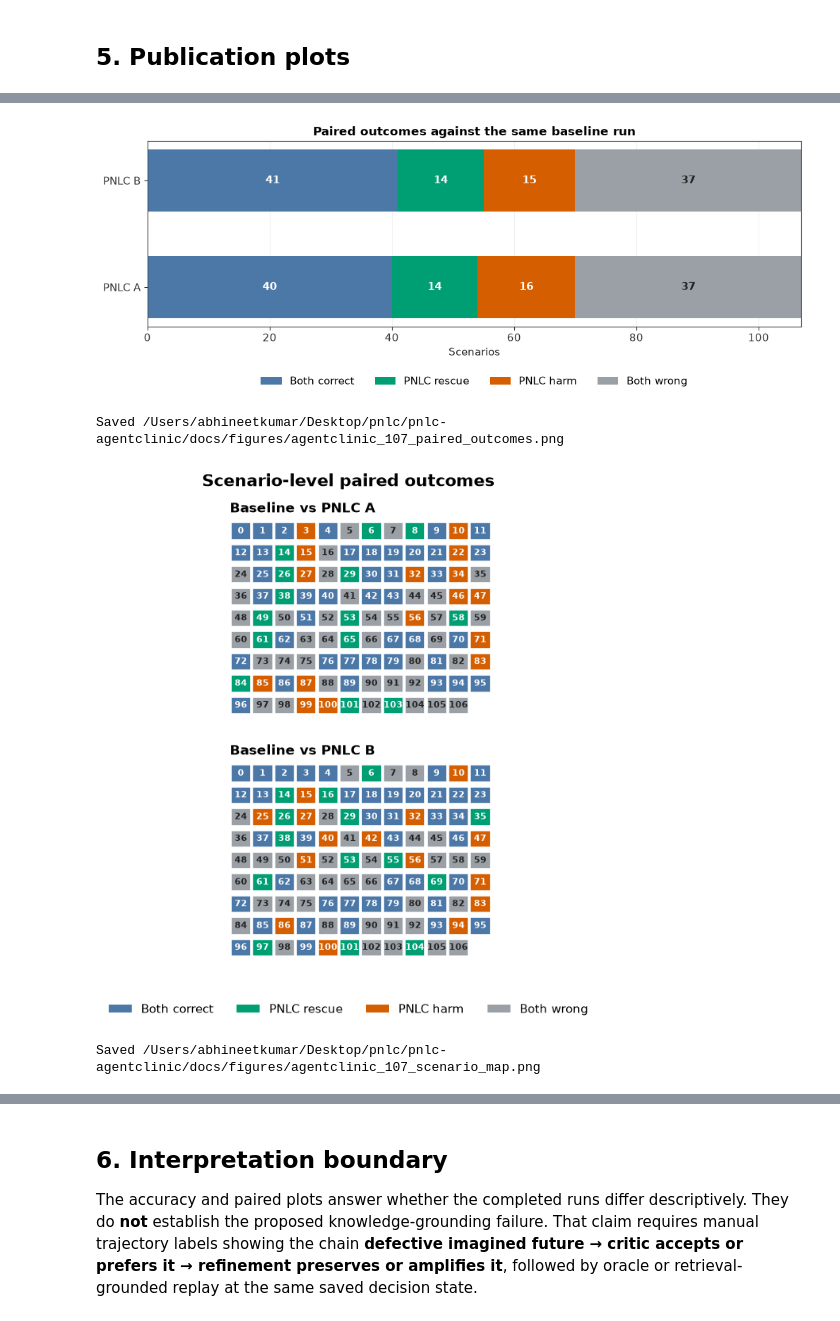
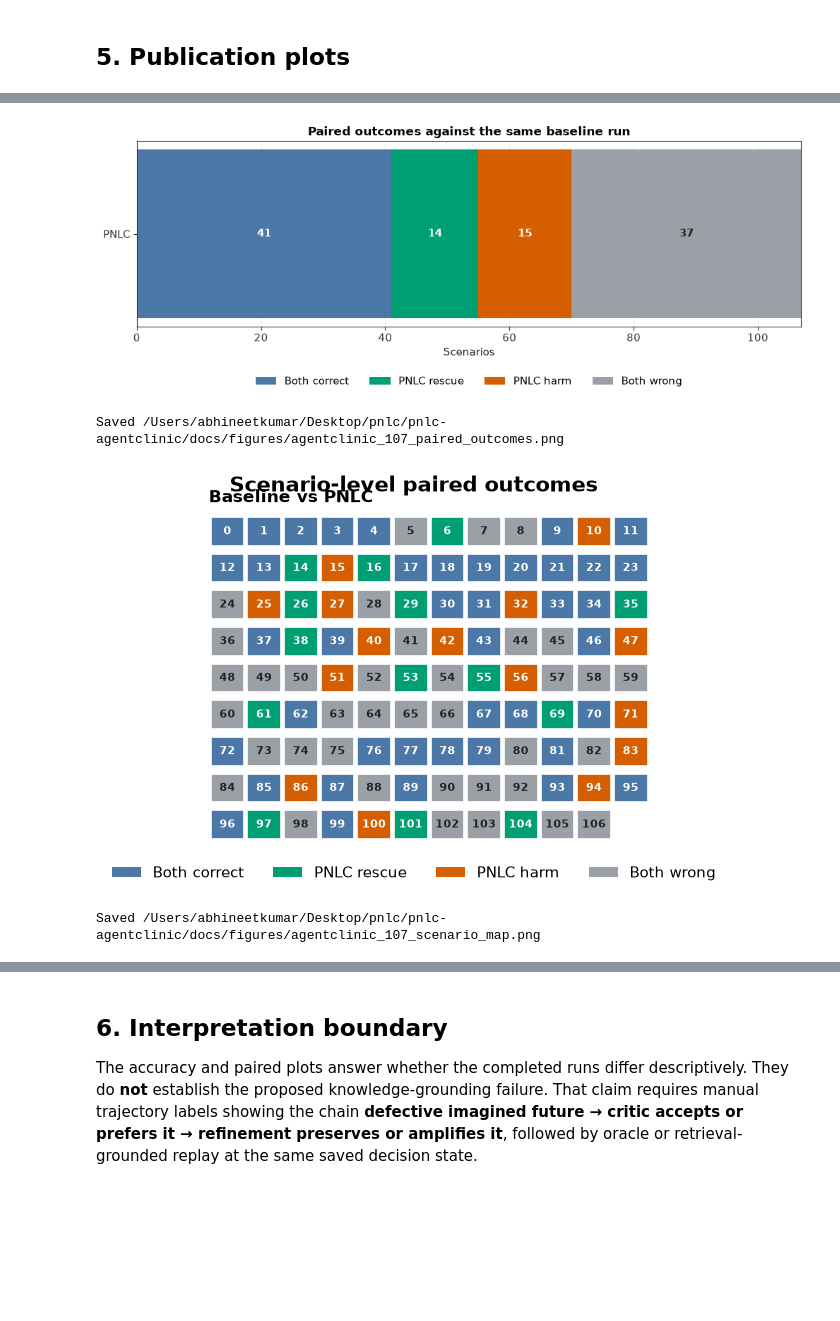
Before and after one commit to Abhineetsoccer/pnlc-agentclinic, a Jupyter notebook: notebook/agentclinic_107_analysis.ipynb, the cells around one changed output, grey strips where cells are left out. Cells and saved outputs as stored; diff of their text form; code cells hidden in the pictures; blank space fills up the shorter version.

```diff
--- a/notebook/agentclinic_107_analysis.ipynb
+++ b/notebook/agentclinic_107_analysis.ipynb
@@ -18,13 +18,11 @@ from scipy.stats import binomtest
 
 RESULT_FILES = {
     "Baseline": Path("../logs/stage1_baseline_1784929558.json"),
-    "PNLC A": Path("../logs/stage1_pnlc_results_1784942236.json"),
-    "PNLC B": Path("../logs/stage1_pnlc_results_1785020204.json"),
+    "PNLC": Path("../logs/stage1_pnlc_results_1785020204.json"),
 }
 TRAJECTORY_FILES = {
     "Baseline": Path("../logs/stage1_trajectories_1784929558.json"),
-    "PNLC A": Path("../logs/stage1_pnlc_trajectories_1784942236.json"),
-    "PNLC B": Path("../logs/stage1_pnlc_trajectories_1785020204.json"),
+    "PNLC": Path("../logs/stage1_pnlc_trajectories_1785020204.json"),
 }
 DATASET_PATH = Path("../external/AgentClinic/agentclinic_medqa.jsonl")
 FIGURE_DIR = Path("../docs/figures")
@@ -38,8 +36,7 @@ for path in [*RESULT_FILES.values(), *TRAJECTORY_FILES.values(), DATASET_PATH]:
 
 COLORS = {
     "Baseline": "#4C78A8",
-    "PNLC A": "#009E73",
-    "PNLC B": "#56B4E9",
+    "PNLC": "#009E73",
     "Both correct": "#4C78A8",
     "PNLC rescue": "#009E73",
     "PNLC harm": "#D55E00",
@@ -204,7 +200,7 @@ def build_comparison(pnlc_label):
     return merged
 
 
-comparisons = {label: build_comparison(label) for label in ["PNLC A", "PNLC B"]}
+comparisons = {"PNLC": build_comparison("PNLC")}
 accuracy_rows = []
 for label, table in results.items():
     successes = int(table["correct"].sum())
@@ -237,14 +233,6 @@ for label, comparison in comparisons.items():
 paired_summary = pd.DataFrame(paired_rows)
 display(paired_summary.style.format({"mcnemar_exact_p": "{:.4f}"}))
 
-pnlc_agreement = results["PNLC A"][["scenario_index", "correct"]].merge(
-    results["PNLC B"][["scenario_index", "correct"]],
-    on="scenario_index", suffixes=("_a", "_b"), validate="one_to_one",
-)
-agreement_rate = (pnlc_agreement["correct_a"] == pnlc_agreement["correct_b"]).mean()
-print(f"PNLC runs agree on correctness for {agreement_rate:.1%} of scenarios ", end="")
-print(f"({int((pnlc_agreement['correct_a'] == pnlc_agreement['correct_b']).sum())}/{EXPECTED_SCENARIOS}).")
-
 accuracy_summary.to_csv(ANALYSIS_DIR / "agentclinic_107_accuracy.csv", index=False)
 paired_summary.to_csv(ANALYSIS_DIR / "agentclinic_107_paired_outcomes.csv", index=False)
 # %% [output]
@@ -444,37 +410,37 @@ fig.savefig(path, dpi=240, bbox_inches="tight")
 plt.show()
 print(f"Saved {path.resolve()}")
 # %% [output]
-[figure, old version]
+[figure, new version]
 Saved /Users/abhineetkumar/Desktop/pnlc/pnlc-agentclinic/docs/figures/agentclinic_107_paired_outcomes.png
 # %%
 columns = 12
 rows = math.ceil(EXPECTED_SCENARIOS / columns)
-fig, axes = plt.subplots(2, 1, figsize=(12.5, 7.0))
-for ax, (label, comparison) in zip(axes, comparisons.items()):
+fig, ax = plt.subplots(figsize=(12.5, 4.2))
+for ax, (label, comparison) in zip([ax], comparisons.items()):
     scenario_map = comparison[["scenario_index", "outcome"]].sort_values("scenario_index")
     for position, row in enumerate(scenario_map.itertuples(index=False)):
         grid_row = position // columns
         grid_col = position % columns
         y_pos = rows - 1 - grid_row
         tile = plt.Rectangle((grid_col, y_pos), 0.92, 0.78, facecolor=COLORS[row.outcome], edgecolor="white", linewidth=1.2)
         ax.add_patch(tile)
         ax.text(grid_col + 0.46, y_pos + 0.39, str(row.scenario_index), ha="center", va="center", fontsize=7.6,
                 color="white" if row.outcome != "Both wrong" else "#222222", fontweight="bold")
     ax.set_xlim(-0.05, columns)
     ax.set_ylim(-0.05, rows)
     ax.set_aspect("equal")
     ax.axis("off")
     ax.set_title(f"Baseline vs {label}", loc="left", pad=5)
 handles = [Patch(facecolor=COLORS[outcome], label=outcome) for outcome in outcome_order]
 fig.legend(handles=handles, loc="lower center", ncol=4, frameon=False)
 fig.suptitle("Scenario-level paired outcomes", fontsize=15, fontweight="bold", y=0.99)
 fig.subplots_adjust(top=0.91, bottom=0.12, hspace=0.23)
 path = FIGURE_DIR / "agentclinic_107_scenario_map.png"
 fig.savefig(path, dpi=240, bbox_inches="tight")
 plt.show()
 print(f"Saved {path.resolve()}")
 # %% [output]
-[figure, old version]
+[figure, new version]
 Saved /Users/abhineetkumar/Desktop/pnlc/pnlc-agentclinic/docs/figures/agentclinic_107_scenario_map.png
 # %%
 fig, axes = plt.subplots(1, 2, figsize=(11.2, 4.5), gridspec_kw={"wspace": 0.34})
```
Also changed, not shown: parts of 9 cells of this notebook, 25 other files.
